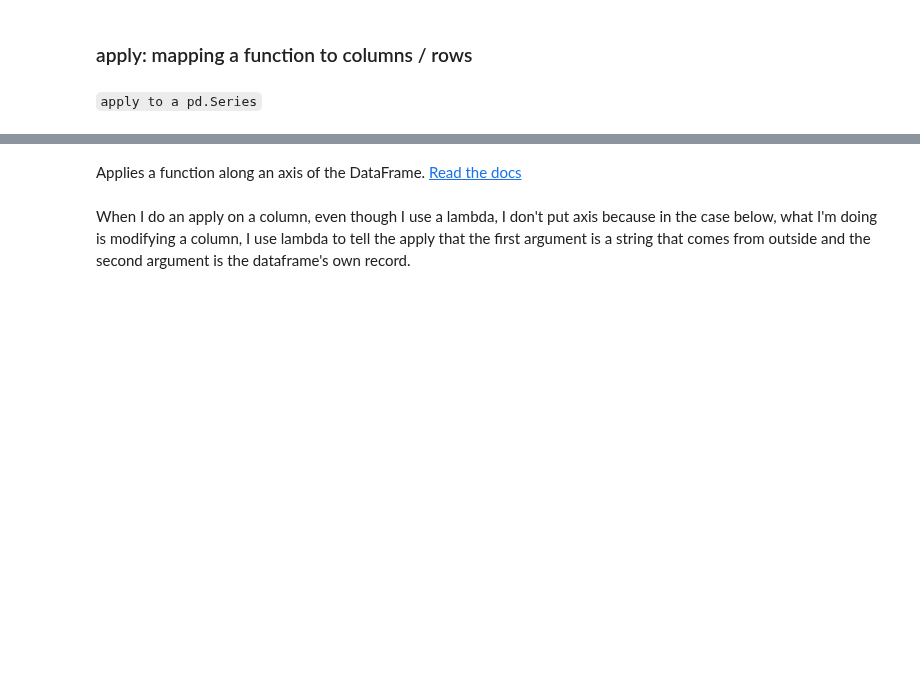
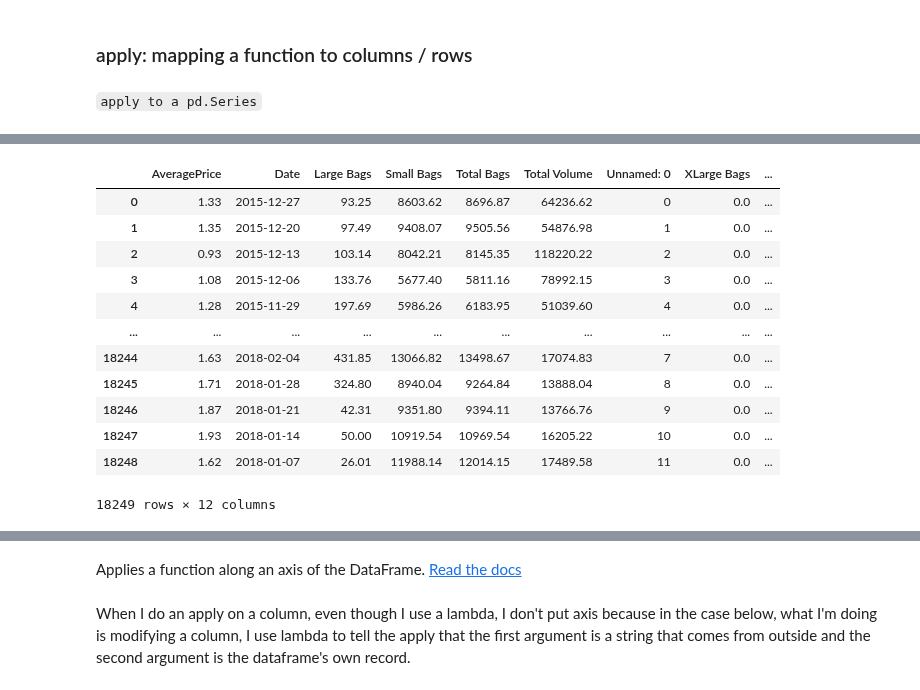
Before and after one commit to Ironhack-data-bcn-january-2023/lectures, a Jupyter notebook: week-2/3-Pandas II - Transformation.ipynb, the cells around one changed output, grey strips where cells are left out. Saved outputs shown, nothing was run; the diff lists cells and outputs as text; code cells hidden in the pictures; blank space fills up the shorter version.

```diff
--- a/week-2/3-Pandas II - Transformation.ipynb
+++ b/week-2/3-Pandas II - Transformation.ipynb
@@ -830,0 +875,3 @@ df.sample()
+# %%
+# 1. lambda: into upper()
+df["type"] = df["type"].apply(lambda x: x.upper())
@@ -830,0 +883,5 @@ df.sample()
+# %%
+# 2. formatted string
+
+
+df["type"] = df["type"].apply(lambda x : f"This is type: {x.lower()}")
@@ -830,0 +895,8 @@ df.sample()
+# %%
+# 3. If AvgPrice > 1: "expensive"
+# otherwise > affordable
+# new_column
+
+# "expensive" and "affordable"
+
+df["new_column"] = df.AveragePrice.apply(lambda x: "expensive" if x > 1 else "affordable")
@@ -830,0 +922,3 @@ df.sample()
+# %%
+columns_sorted = sorted([i for i in df.columns])
+columns_sorted
@@ -830,0 +942,16 @@ df.sample()
+# %%
+df[columns_sorted[3:-1]]
+# %% [output]
+|  | AveragePrice | Date | Large Bags | Small Bags | Total Bags | Total Volume | Unnamed: 0 | XLarge Bags | ... |
+| 0 | 1.33 | 2015-12-27 | 93.25 | 8603.62 | 8696.87 | 64236.62 | 0 | 0.0 | ... |
+| 1 | 1.35 | 2015-12-20 | 97.49 | 9408.07 | 9505.56 | 54876.98 | 1 | 0.0 | ... |
+| 2 | 0.93 | 2015-12-13 | 103.14 | 8042.21 | 8145.35 | 118220.22 | 2 | 0.0 | ... |
+| 3 | 1.08 | 2015-12-06 | 133.76 | 5677.40 | 5811.16 | 78992.15 | 3 | 0.0 | ... |
+| 4 | 1.28 | 2015-11-29 | 197.69 | 5986.26 | 6183.95 | 51039.60 | 4 | 0.0 | ... |
+| ... | ... | ... | ... | ... | ... | ... | ... | ... | ... |
+| 18244 | 1.63 | 2018-02-04 | 431.85 | 13066.82 | 13498.67 | 17074.83 | 7 | 0.0 | ... |
+| 18245 | 1.71 | 2018-01-28 | 324.80 | 8940.04 | 9264.84 | 13888.04 | 8 | 0.0 | ... |
+| 18246 | 1.87 | 2018-01-21 | 42.31 | 9351.80 | 9394.11 | 13766.76 | 9 | 0.0 | ... |
+| 18247 | 1.93 | 2018-01-14 | 50.00 | 10919.54 | 10969.54 | 16205.22 | 10 | 0.0 | ... |
+| 18248 | 1.62 | 2018-01-07 | 26.01 | 11988.14 | 12014.15 | 17489.58 | 11 | 0.0 | ... |
+18249 rows × 12 columns
```
Also changed, not shown: parts of 66 cells of this notebook, 1 other file.
